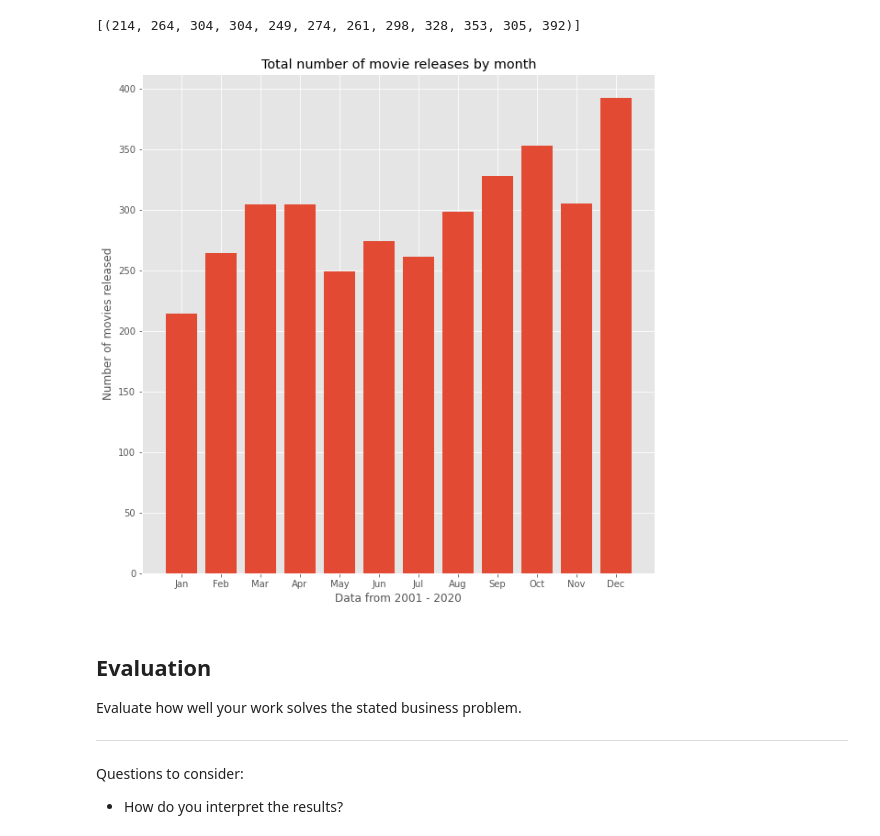
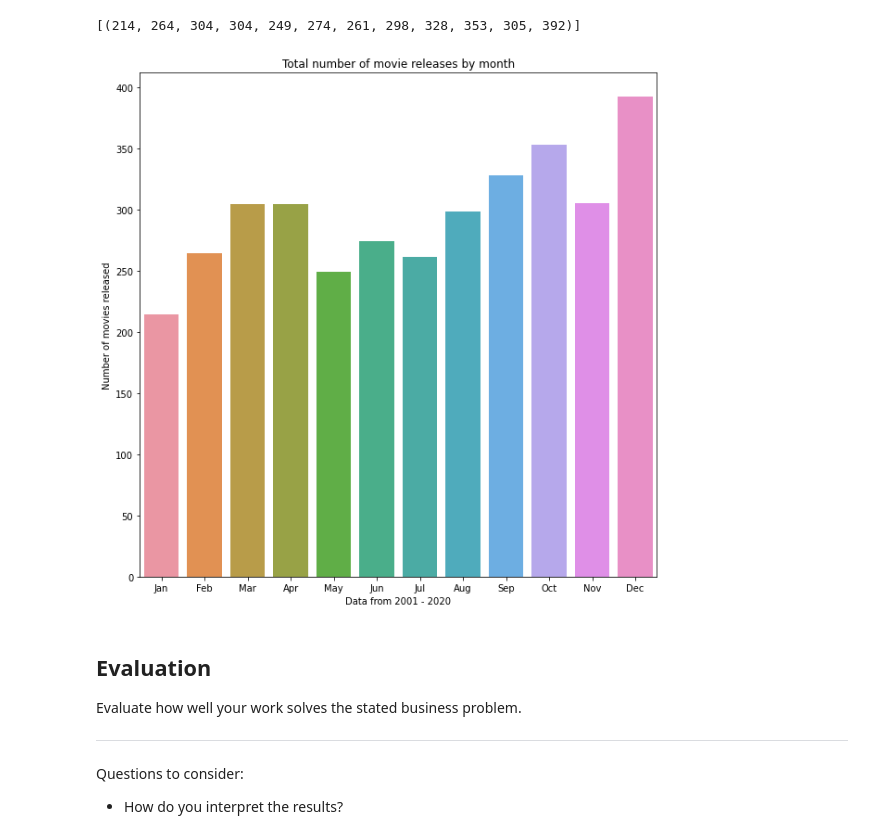
Before and after one commit to learn-co-curriculum/dsc-project-template, a Jupyter notebook: dsc-phase1-project-template-Michael.ipynb, the cells around one changed output. Saved outputs shown, nothing was run; the diff lists cells and outputs as text; code cells hidden in the pictures.

Commit message:
'seaborn'

```diff
--- a/dsc-phase1-project-template-Michael.ipynb
+++ b/dsc-phase1-project-template-Michael.ipynb
@@ -182,19 +175,20 @@ list(df_months.value_counts().index)
 [(214, 264, 304, 304, 249, 274, 261, 298, 328, 353, 305, 392)]
 # %%
 from matplotlib import pyplot as plt
+import seaborn as sns
 %matplotlib inline
 
-plt.style.use('ggplot')
+plt.style.use('seaborn-bright')
 fig, ax = plt.subplots(figsize = (10, 10))
 x = months
 #y = [*here*]
 y = [214, 264, 304, 304, 249, 274, 261, 298, 328, 353, 305, 392]
-ax.bar(x, y);
+sns.barplot(x, y);
 ax.set_title('Total number of movie releases by month')
 ax.set_xlabel('Data from 2001 - 2020')
 ax.set_ylabel('Number of movies released');
 # %% [output]
-[figure, old version]
+[figure, new version]
 # %%
 # The best window to release our blockbuster action / drama/ suspense film is releasing during the holiday season.
 # This distribution shows that other big name movie production companies release later in the year.
```
Also changed, not shown: parts of 2 cells of this notebook.
